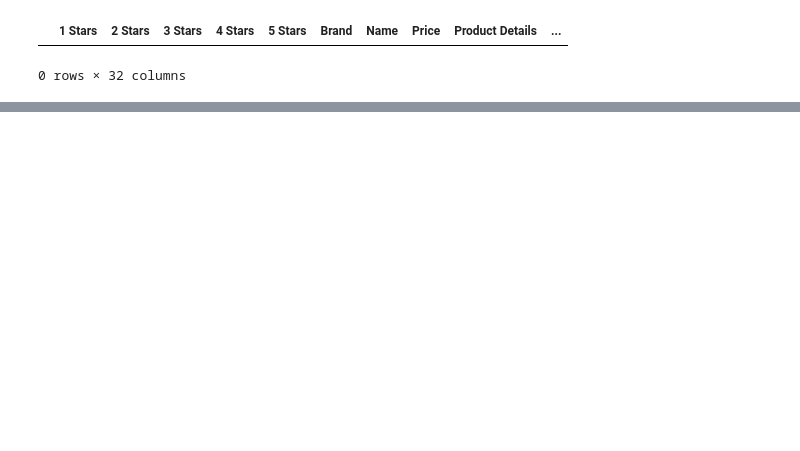
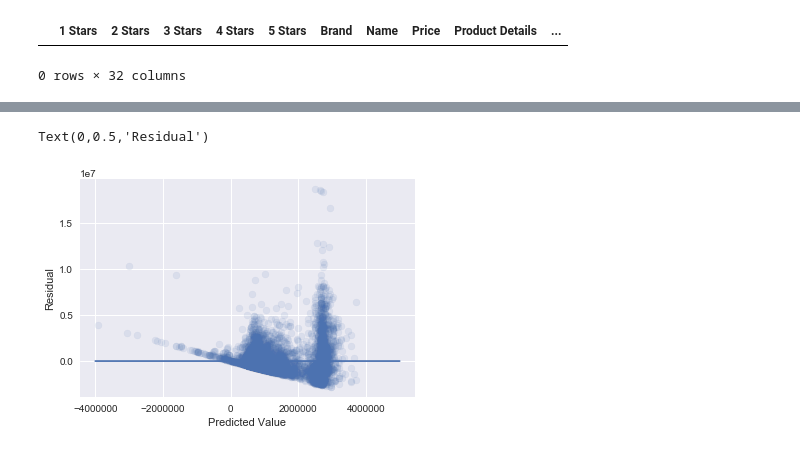
Before and after one commit to Ifeadewumi/metis_work, a Jupyter notebook: luther/Amazon_data_clean.ipynb, the cells around one changed output, grey strips where cells are left out. Saved outputs shown, nothing was run; the diff lists cells and outputs as text; code cells hidden in the pictures; blank space fills up the shorter version.

```diff
--- a/luther/Amazon_data_clean.ipynb
+++ b/luther/Amazon_data_clean.ipynb
@@ -316,0 +320,10 @@ Index(['Brand', 'Name', 'Url', '1Star', '2Star', '3Star', '4Star', '5Star',
+# %%
+X=dummy_df.loc[:,['1Star', '2Star', '3Star', '4Star', '5Star', 'Rating',
+       'style_count', 'days_since_launch', 'weight_ounces', 'volume']]
+
+y=dummy_df['amazon_rank']
+
+model = sm.OLS(y,sm.add_constant(X), missing="drop")
+results = model.fit()
+
+results.summary()
@@ -316,0 +357,10 @@ Index(['Brand', 'Name', 'Url', '1Star', '2Star', '3Star', '4Star', '5Star',
+# %%
+y_pred = results.predict(sm.add_constant(X))
+# %%
+plt.scatter(y_pred,y-y_pred,alpha=.1)
+plt.plot(np.linspace(-4000000,5000000,10000),np.linspace(0,0,10000))
+plt.xlabel('Predicted Value')
+plt.ylabel('Residual')
+# %% [output]
+Text(0,0.5,'Residual')
+[figure, added]
```
Also changed, not shown: parts of 28 cells of this notebook, 1 other file.
